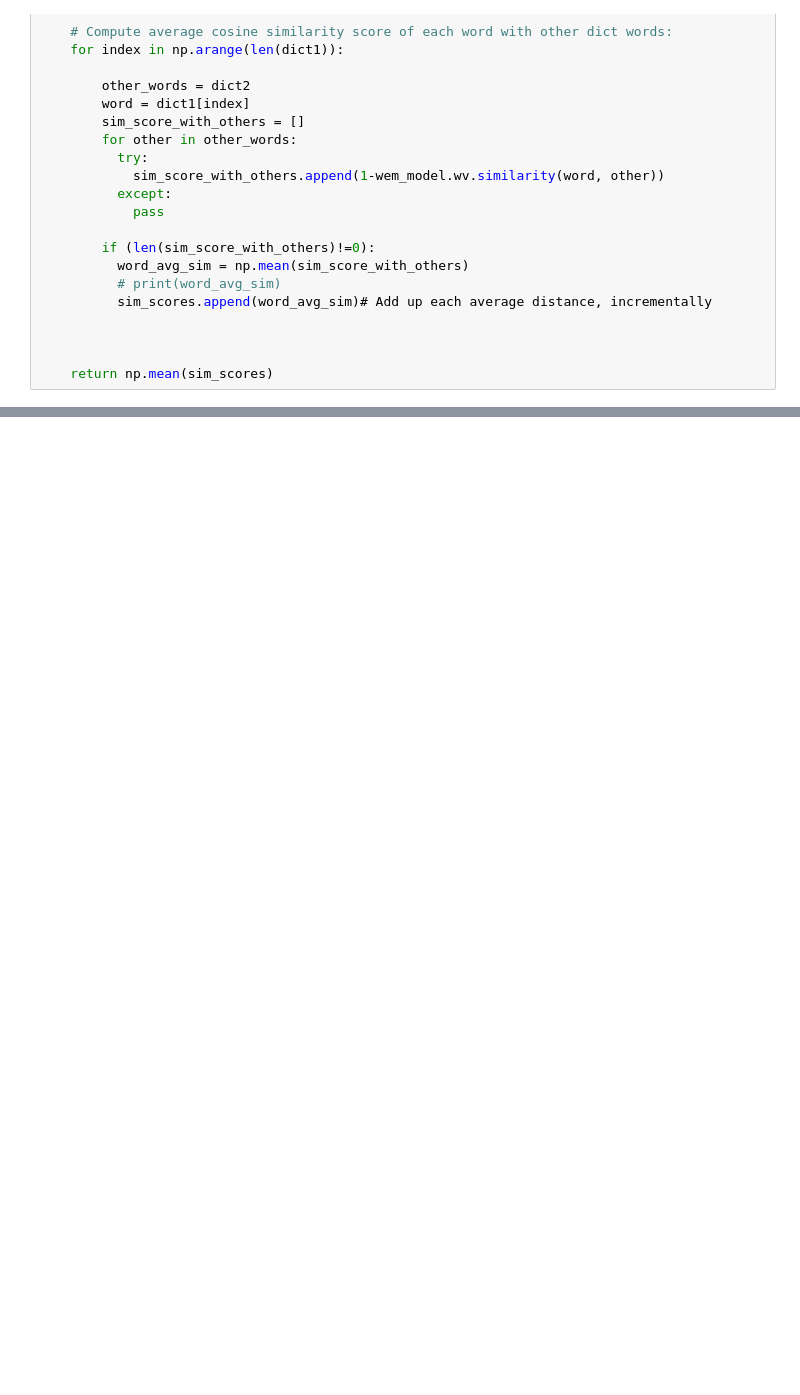
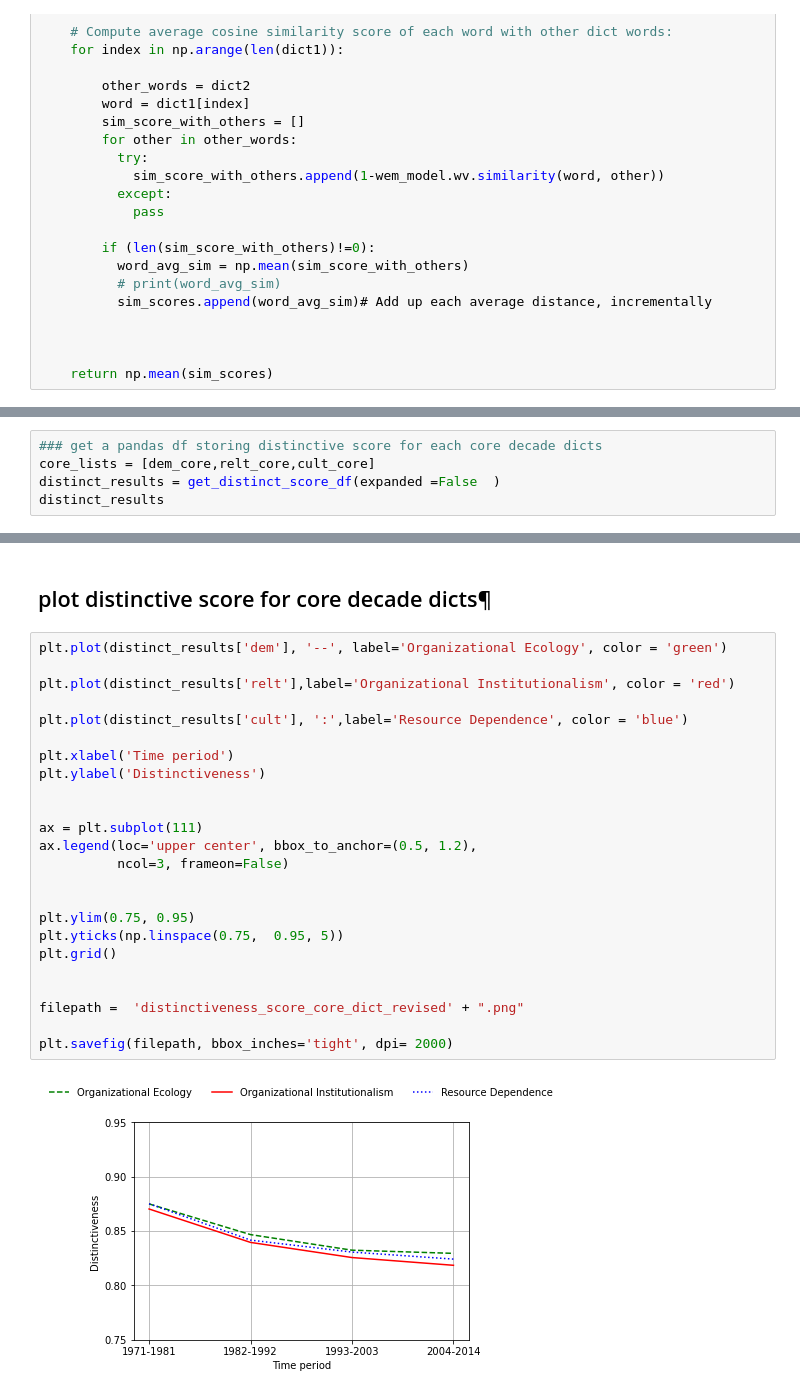
Before and after one commit to h2researchgroup/embeddings, a Jupyter notebook: validate/calculate_coherence_distinct.ipynb, the cells around one changed output, grey strips where cells are left out. Cells and saved outputs as stored; diff of their text form; blank space fills up the shorter version.

Commit message:
revised notebook to include better documentations

```diff
--- a/validate/calculate_coherence_distinct.ipynb
+++ b/validate/calculate_coherence_distinct.ipynb
@@ -273,0 +370,5 @@ plt.legend()
+# %%
+### get a pandas df storing distinctive score for each core decade dicts
+core_lists = [dem_core,relt_core,cult_core]
+distinct_results = get_distinct_score_df(expanded =False  )
+distinct_results
@@ -273,0 +406,28 @@ plt.legend()
+# %% [markdown]
+## plot distinctive score for core decade dicts¶
+# %%
+plt.plot(distinct_results['dem'], '--', label='Organizational Ecology', color = 'green')
+
+plt.plot(distinct_results['relt'],label='Organizational Institutionalism', color = 'red')
+
+plt.plot(distinct_results['cult'], ':',label='Resource Dependence', color = 'blue')
+
+plt.xlabel('Time period')
+plt.ylabel('Distinctiveness')
+
+
+ax = plt.subplot(111)
+ax.legend(loc='upper center', bbox_to_anchor=(0.5, 1.2),
+          ncol=3, frameon=False)
+
+
+plt.ylim(0.75, 0.95)
+plt.yticks(np.linspace(0.75,  0.95, 5))
+plt.grid()
+
+
+filepath =  'distinctiveness_score_core_dict_revised' + ".png"
+
+plt.savefig(filepath, bbox_inches='tight', dpi= 2000)
+# %% [output]
+[figure, added]
```
Also changed, not shown: parts of 47 cells of this notebook.
